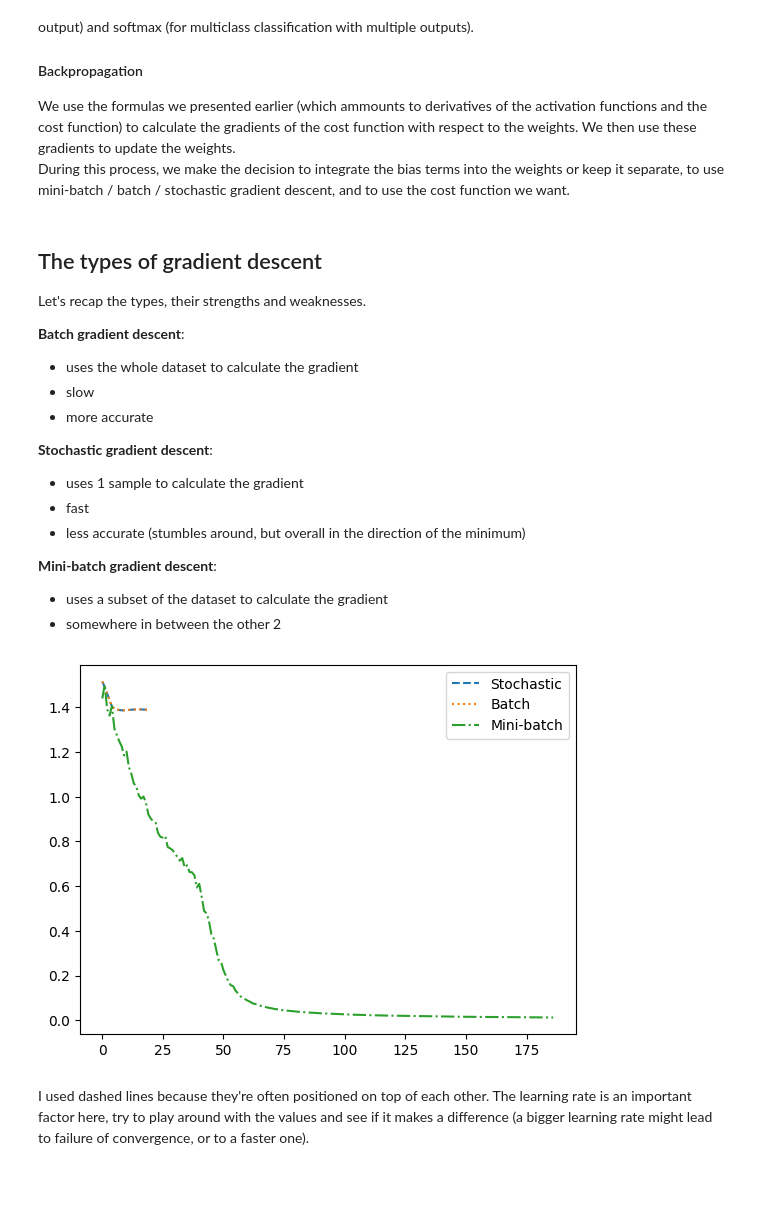
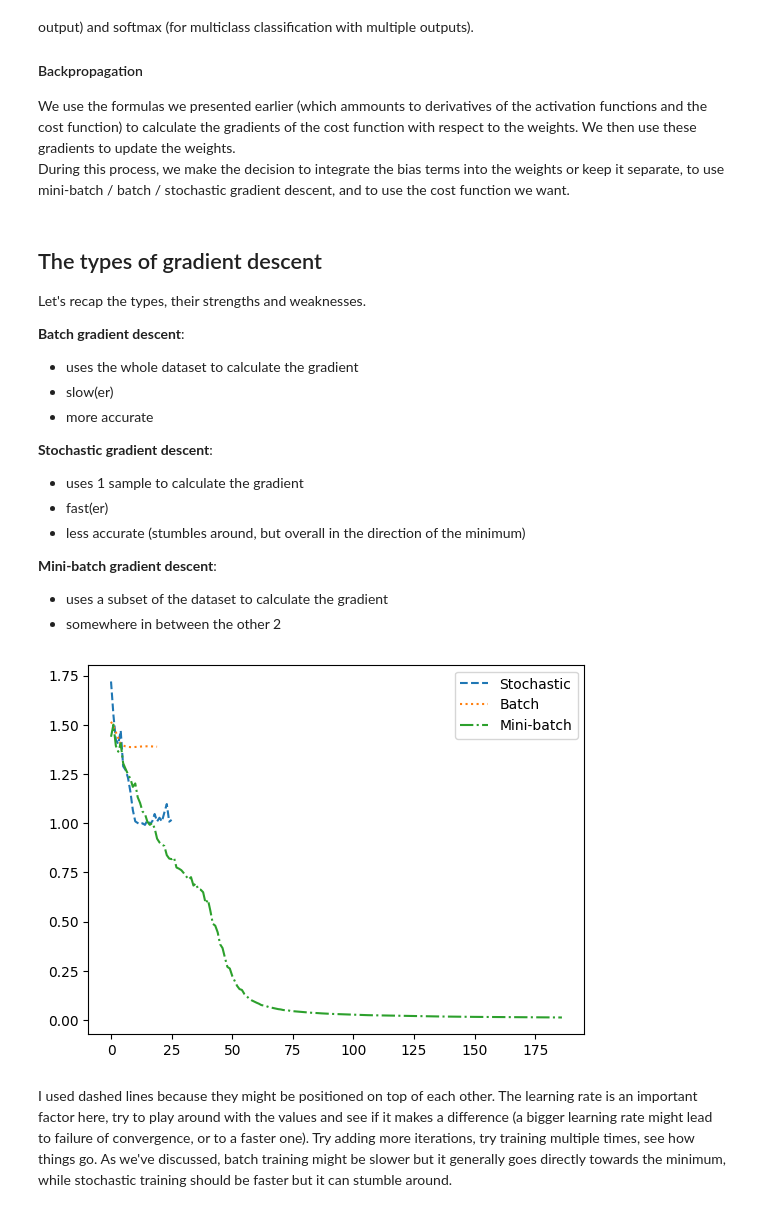
Before and after one commit to DeepSmeag/commonMLalgorithms, a Jupyter notebook: supervisedLearning/neuralNetworks.ipynb, the cells around one changed output. Cells and saved outputs as stored; diff of their text form; code cells hidden in the pictures; blank space fills up the shorter version.

```diff
--- a/supervisedLearning/neuralNetworks.ipynb
+++ b/supervisedLearning/neuralNetworks.ipynb
@@ -504,7 +507,7 @@ model = MLPClassifier(
     activation="relu",
     solver="sgd",
     learning_rate_init=0.1,
-    max_iter=1000,
+    max_iter=10000,
 )
 # Train the model
 model.fit(X, y)
@@ -730,12 +733,12 @@ Let's recap the types, their strengths and weaknesses.
 
 **Batch gradient descent**:
 - uses the whole dataset to calculate the gradient
-- slow
+- slow(er)
 - more accurate
 
 **Stochastic gradient descent**:
 - uses 1 sample to calculate the gradient
-- fast
+- fast(er)
 - less accurate (stumbles around, but overall in the direction of the minimum)
 
 **Mini-batch gradient descent**:
@@ -754,34 +757,34 @@ model = MLPClassifier(
 )
 model.fit(X, y)
 batchErrors = model.loss_curve_
 # Mini-batch
 model2 = MLPClassifier(
     hidden_layer_sizes=(3),
     activation="relu",
     solver="sgd",
     learning_rate_init=0.1,
     max_iter=1000,
     batch_size=2,
 )
 model2.fit(X, y)
 minibatchErrors = model2.loss_curve_
 # Stochastic
 model3 = MLPClassifier(
     hidden_layer_sizes=(3),
     activation="relu",
     solver="sgd",
     learning_rate_init=0.1,
     max_iter=1000,
     batch_size=1,
 )
 model3.fit(X, y)
-stochasticErrors = model.loss_curve_
+stochasticErrors = model3.loss_curve_
 plt.plot(stochasticErrors, label="Stochastic", linestyle="--")
 plt.plot(batchErrors, label="Batch", linestyle=":")
 plt.plot(minibatchErrors, label="Mini-batch", linestyle="-.")
 plt.legend()
 plt.show()
 # %% [output]
-[figure, old version]
+[figure, new version]
 # %% [markdown]
-I used dashed lines because they're often positioned on top of each other. The learning rate is an important factor here, try to play around with the values and see if it makes a difference (a bigger learning rate might lead to failure of convergence, or to a faster one).
+I used dashed lines because they might be positioned on top of each other. The learning rate is an important factor here, try to play around with the values and see if it makes a difference (a bigger learning rate might lead to failure of convergence, or to a faster one). Try adding more iterations, try training multiple times, see how things go. As we've discussed, batch training might be slower but it generally goes directly towards the minimum, while stochastic training should be faster but it can stumble around.
```
Also changed, not shown: parts of 4 cells of this notebook.
